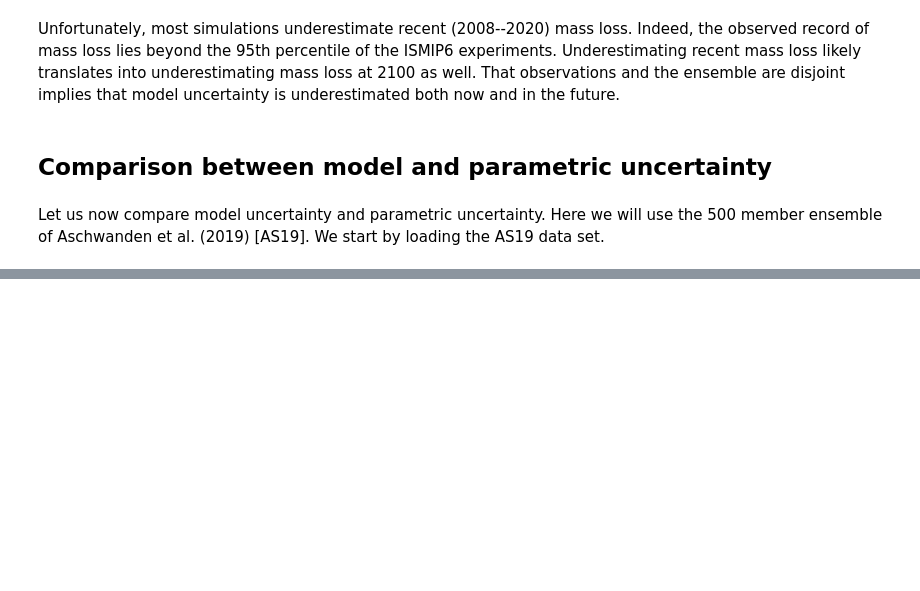
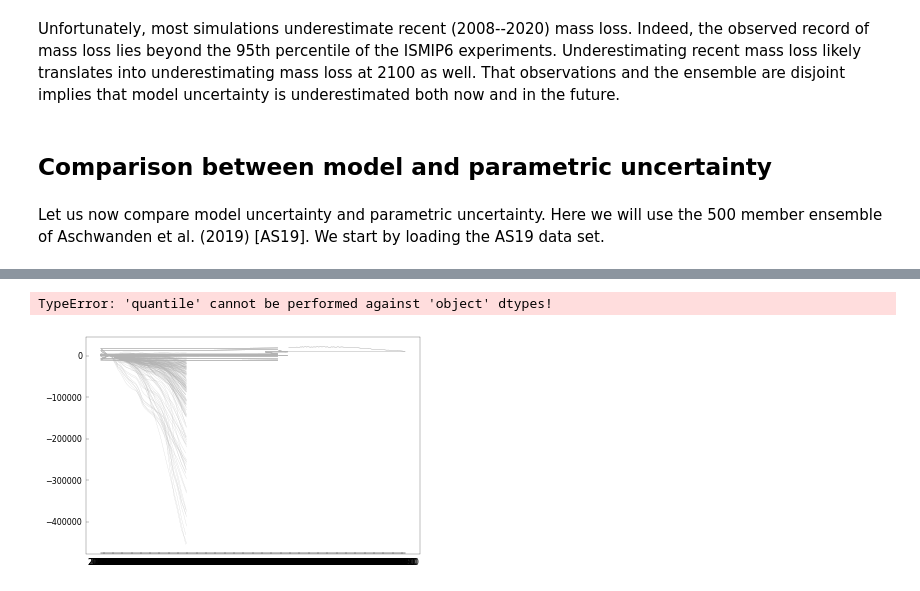
Before and after one commit to aaschwanden/ismip6-ipcc, a Jupyter notebook: analyze_slr_predictions.ipynb, the cells around one changed output, grey strips where cells are left out. Drawn from its saved outputs; the diff is of its cells as text; code cells hidden in the pictures; blank space fills up the shorter version.

```diff
--- a/analyze_slr_predictions.ipynb
+++ b/analyze_slr_predictions.ipynb
@@ -1547 +397,8 @@ df
 39227 rows × 7 columns
+# %%
+historical_filename = "AIS_historical_w_ctrl.pdf"
+imbie_ant = load_imbie_ant()
+plot_historical(historical_filename, df, imbie_ant)
+# %% [output]
+TypeError: 'quantile' cannot be performed against 'object' dtypes!
+[figure, added]
```
Also changed, not shown: parts of 30 cells of this notebook, 1 other file.
